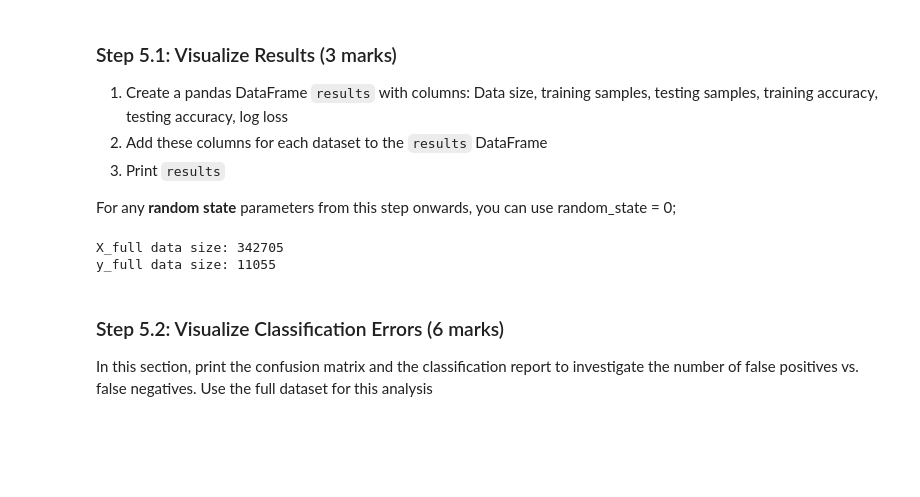
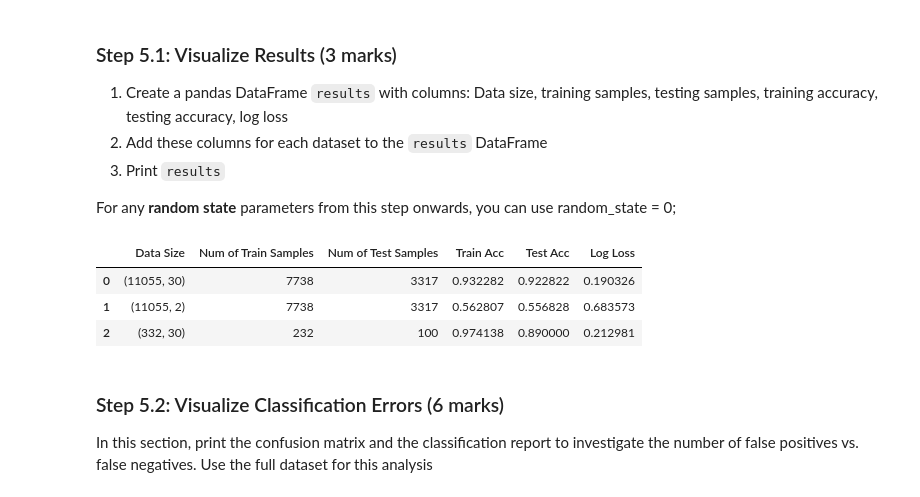
Before and after one commit to paul-dobre/engg680_2024_fall, a Jupyter notebook: Lab_Assignment3/Assignment3.ipynb, the cells around one changed output. Drawn from its saved outputs; the diff is of its cells as text; code cells hidden in the pictures; blank space fills up the shorter version.

Commit message:
Finished Logistic Regression

```diff
--- a/Lab_Assignment3/Assignment3.ipynb
+++ b/Lab_Assignment3/Assignment3.ipynb
@@ -554,16 +554,21 @@ We also want to test if the model would still work if we used less data. Use the
 
 Use random_state = 42
 # %%
+# TO DO: Create a smaller dataset with 3% of the data
 # sklearn import train_test_split
 from sklearn.model_selection import train_test_split
-from sklearn.metrics import log_loss
+
 
 # Smaller dataset with 3% of the data
-X_train, X_test, y_train, y_test = train_test_split(X, y, test_size=0.97, random_state=42)
-X_small = X_train
-y_small = y_train
+X_small = X.sample(frac=0.03, random_state=42)
+y_small = y.loc[X_small.index]
+
+X_remainder = X.drop(X_small.index)
+y_remainder = y.drop(X_small.index)
 
 # Sizes of X_small and y_small (2 mark)
-print(X_small.size)
-print(y_small.size)
+print(X_small.shape)
+print(y_small.shape)
+
+# TO DO: display sizes of X_small and y_small (2 mark)
 # %% [output]
@@ -596,46 +601,3 @@ Calculate the following for the **three different tests** implemented in Step 3
 3. Print `results`
 
 For any **random state** parameters from this step onwards, you can use random_state = 0;
-# %%
-#TO DO: Complete steps 3,4, and 5.1 in this code block (Total 27 marks)
-
-"Step 3"
-# sklearn logistic regression import
-from sklearn.linear_model import LogisticRegression
-
-# datasets
-# X and y
-X_full=X #X
-y_full=y #y
-
-# First two columns of X and y
-X_two=X.iloc[:,:2] #first two columns of X
-
-# X_small and y_small
-X_small=X_train #X_small
-y_small=y_train #y_small
-
-# Instantiate model with X and y
-model_full = LogisticRegression(max_iter=2000)
-model_full.fit(X_full, y_full)
-
-# Instantiate model with first two columns of X
-model_two = LogisticRegression(max_iter=2000)
-model_two.fit(X_two, y_full)
-
-# Instantiate model with X_small and y_small
-model_small = LogisticRegression(max_iter=2000)
-model_small.fit(X_small, y_small)
-
-"Step 4"
-# X and y full 1-6:
-# 1. data size
-print(f"X_full data size: {X_full.size}")
-print(f"y_full data size: {y_full.size}")
-
-
-# Note: 70% training set, 30% testing set
-# HINT: create a function that calculates all required information
-# %% [output]
-X_full data size: 342705
-y_full data size: 11055
@@ -642,3 +688,10 @@ y_full data size: 11055
+# %%
+results
+# %% [output]
+|  | Data Size | Num of Train Samples | Num of Test Samples | Train Acc | Test Acc | Log Loss |
+| 0 | (11055, 30) | 7738 | 3317 | 0.932282 | 0.922822 | 0.190326 |
+| 1 | (11055, 2) | 7738 | 3317 | 0.562807 | 0.556828 | 0.683573 |
+| 2 | (332, 30) | 232 | 100 | 0.974138 | 0.890000 | 0.212981 |
 # %% [markdown]
 ### Step 5.2: Visualize Classification Errors (6 marks)
 
```
Also changed, not shown: parts of 8 cells of this notebook.
